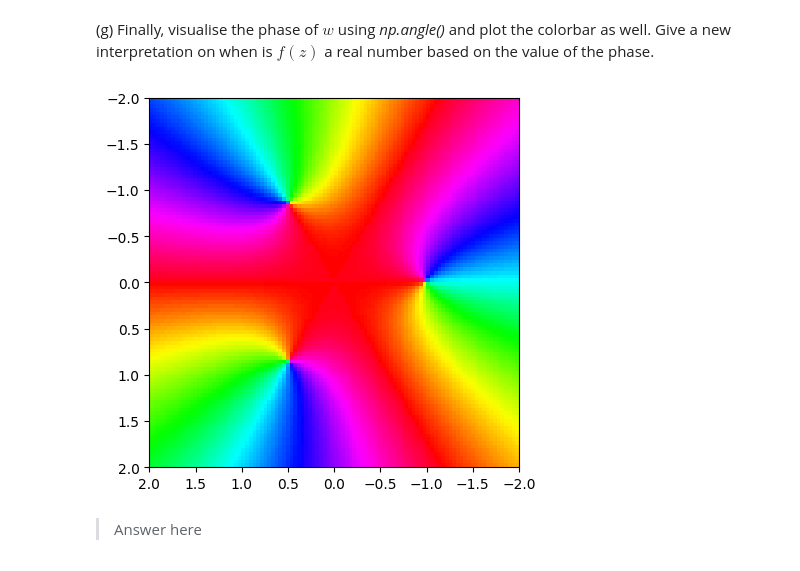
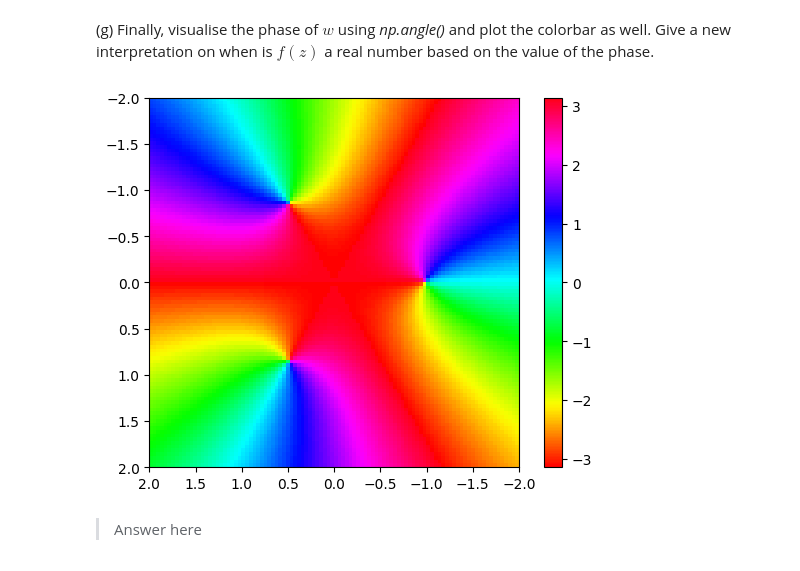
Before and after one commit to Arkanthara/digital_image_processing, a Jupyter notebook: TP7_donnet_michel.ipynb, the cells around one changed output. Cells and saved outputs as stored; diff of their text form; code cells hidden in the pictures.

```diff
--- a/TP7_donnet_michel.ipynb
+++ b/TP7_donnet_michel.ipynb
@@ -185,9 +227,10 @@ plt.show()
 # %%
 plt.figure()
 plt.imshow(np.angle(w), cmap='hsv', extent=(2, -2, 2, -2))
+plt.colorbar()
 plt.show()
 # %% [output]
-[figure, old version]
+[figure, new version]
 # %% [markdown]
 > Answer here
 # %% [markdown]
```
Also changed, not shown: parts of 10 cells of this notebook.
